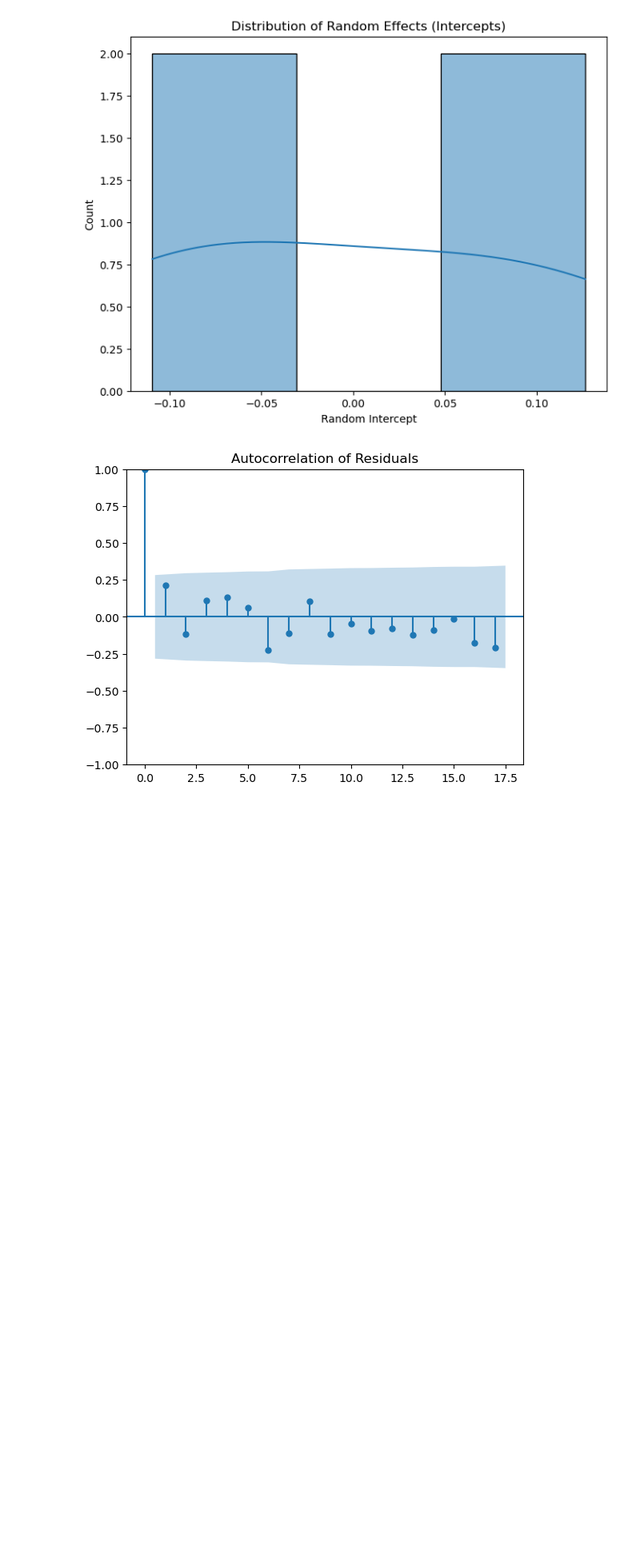
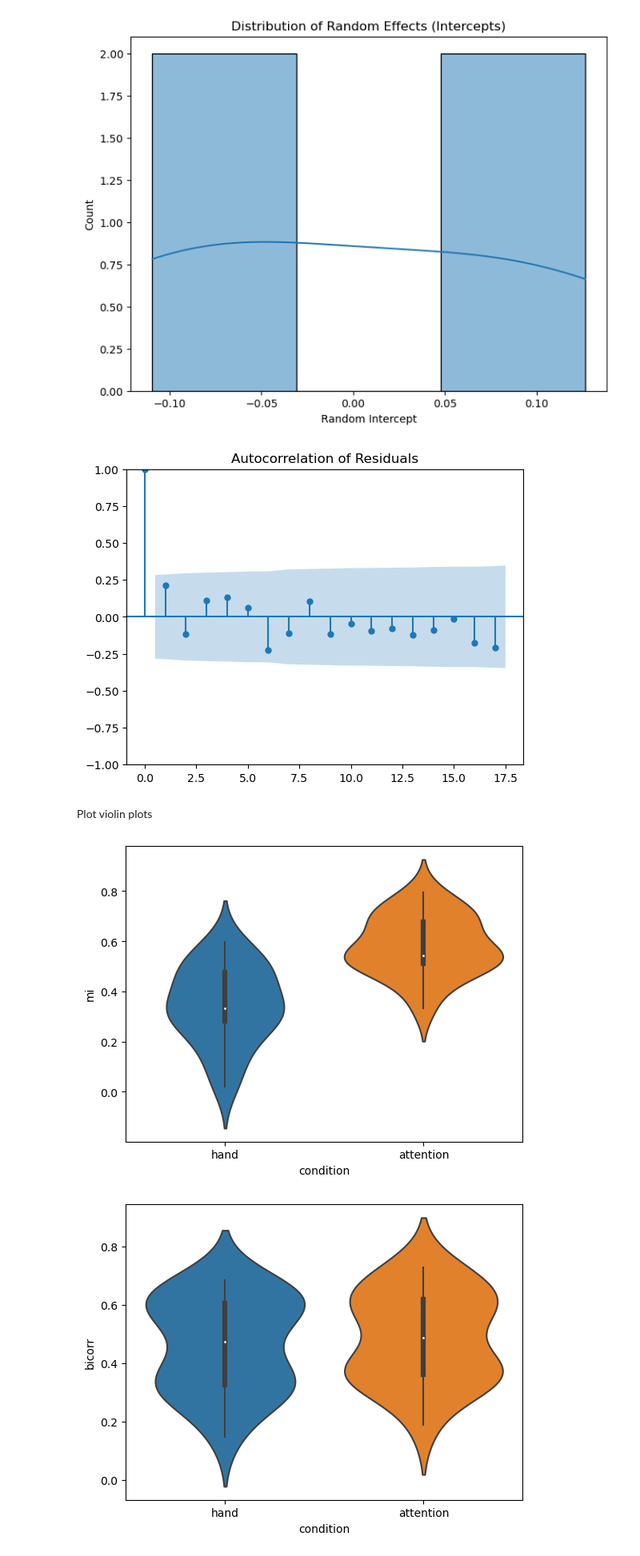
Before and after one commit to AndrewZhang599/extended-event-modeling, a Jupyter notebook: notebooks/fit_linear_mixed_model.ipynb, the cells around one changed output. Shown at 80% size. Cells and saved outputs as stored; diff of their text form; code cells hidden in the pictures; blank space fills up the shorter version.

```diff
--- a/notebooks/fit_linear_mixed_model.ipynb
+++ b/notebooks/fit_linear_mixed_model.ipynb
@@ -9,17 +9,17 @@ from statsmodels.tools.sm_exceptions import ConvergenceWarning
 path_stats = r"C:\Users\super\OneDrive\Desktop\Github repos\extended-event-modeling\output\run_sem\stats_with_ratio.csv"
 stats = pd.read_csv(path_stats)
 
-def filter_stats(tag):
+def filter_stats(tag, epoch):
     '''Filters the stats dataframe for a given tag and returns the validation set after the 3rd epoch'''
-    stats_filtered = stats[(stats['tag'].str.contains(tag)) & (stats['is_train'] == False) & (stats['epoch'] == 3)
+    stats_filtered = stats[(stats['tag'].str.contains(tag)) & (stats['is_train'] == False) & (stats['epoch'] == epoch)
                         & (stats['grain'] == 'fine')]
     stats_uncertainty = stats_filtered.drop_duplicates(subset=['tag'])
     print(stats_uncertainty)
     return stats_uncertainty
 
-df_uncertainty_hand = filter_stats('mar_12_uncertainty_hand')
-df_uncertainty_attention = filter_stats('mar_9_uncertainty_attention')
-df_pe_attention = filter_stats('mar_10_pe_attention')
+df_uncertainty_hand = filter_stats('mar_12_uncertainty_hand', 3)
+df_uncertainty_attention = filter_stats('mar_23_30_uncertainty_attention', 9)
+df_pe_attention = filter_stats('mar_15_pe_attention', 3)
 # %% [output]
                 run grain    bicorr  percentile_to_human  n_event_models  \
 13997  6.3.9_kinect  fine  0.283591             3.703704              18
@@ -173,3 +206,16 @@ plot_assumptions(res)
 [figure]
 [figure]
 [figure]
+# %% [markdown]
+Plot violin plots
+# %%
+import seaborn as sns
+import matplotlib.pyplot as plt
+#create violin plots for mi and bicorr
+sns.violinplot(x='condition', y='mi', data=combined_df_uncertainty,)
+plt.show()
+sns.violinplot(x='condition', y='bicorr', data=combined_df_uncertainty)
+plt.show()
+# %% [output]
+[figure, added]
+[figure, added]
```
Also changed, not shown: parts of 7 cells of this notebook, 28 other files.
